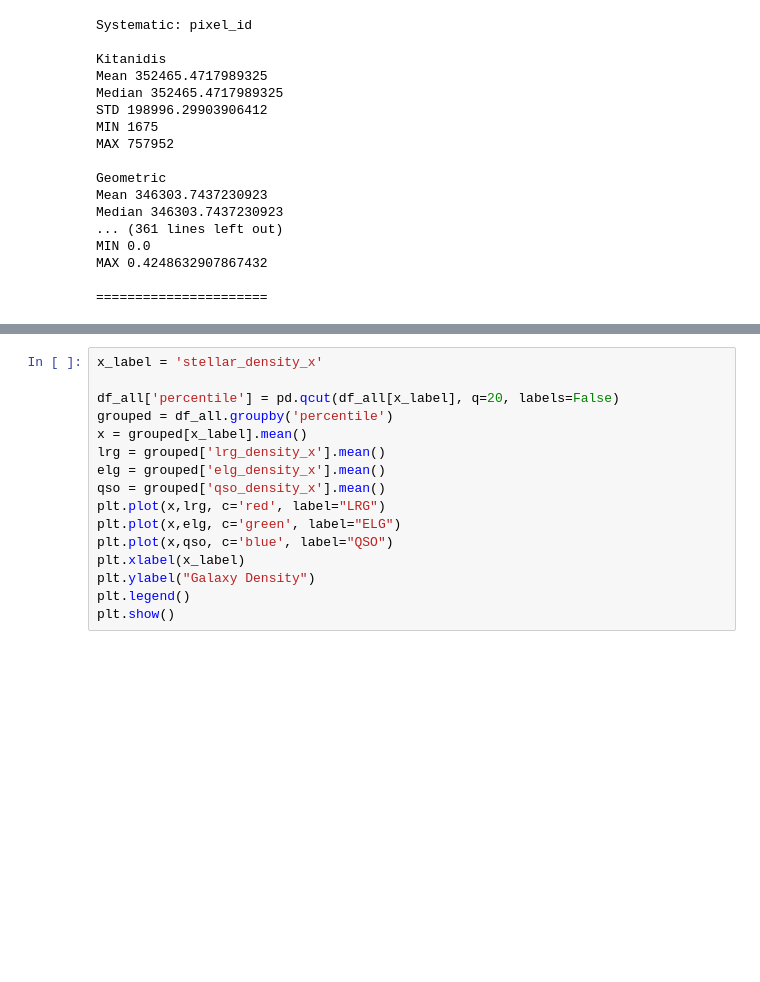
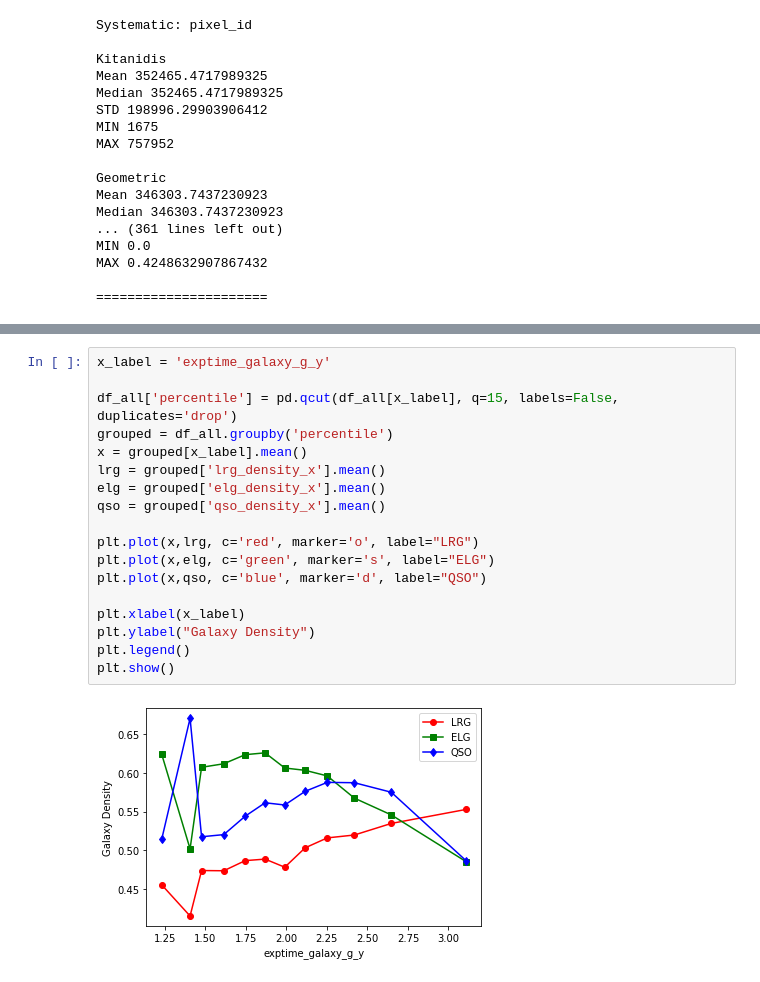
Before and after one commit to elleggert/astrostatistics, a Jupyter notebook: data_exploration/density_systematics_regression.ipynb, the cells around one changed output, grey strips where cells are left out. Saved outputs shown, nothing was run; the diff lists cells and outputs as text; blank space fills up the shorter version.

Commit message:
Replicate plotting

```diff
--- a/data_exploration/density_systematics_regression.ipynb
+++ b/data_exploration/density_systematics_regression.ipynb
@@ -949,16 +964,20 @@ MAX 0.4248632907867432
 # %%
-x_label = 'stellar_density_x'
+x_label = 'exptime_galaxy_g_y'
 
-df_all['percentile'] = pd.qcut(df_all[x_label], q=20, labels=False)
+df_all['percentile'] = pd.qcut(df_all[x_label], q=15, labels=False, duplicates='drop')
 grouped = df_all.groupby('percentile')
 x = grouped[x_label].mean()
 lrg = grouped['lrg_density_x'].mean()
 elg = grouped['elg_density_x'].mean()
 qso = grouped['qso_density_x'].mean()
-plt.plot(x,lrg, c='red', label="LRG")
-plt.plot(x,elg, c='green', label="ELG")
-plt.plot(x,qso, c='blue', label="QSO")
+
+plt.plot(x,lrg, c='red', marker='o', label="LRG")
+plt.plot(x,elg, c='green', marker='s', label="ELG")
+plt.plot(x,qso, c='blue', marker='d', label="QSO")
+
 plt.xlabel(x_label)
 plt.ylabel("Galaxy Density")
 plt.legend()
 plt.show()
+# %% [output]
+[figure, added]
```
Also changed, not shown: parts of 2 cells of this notebook.
